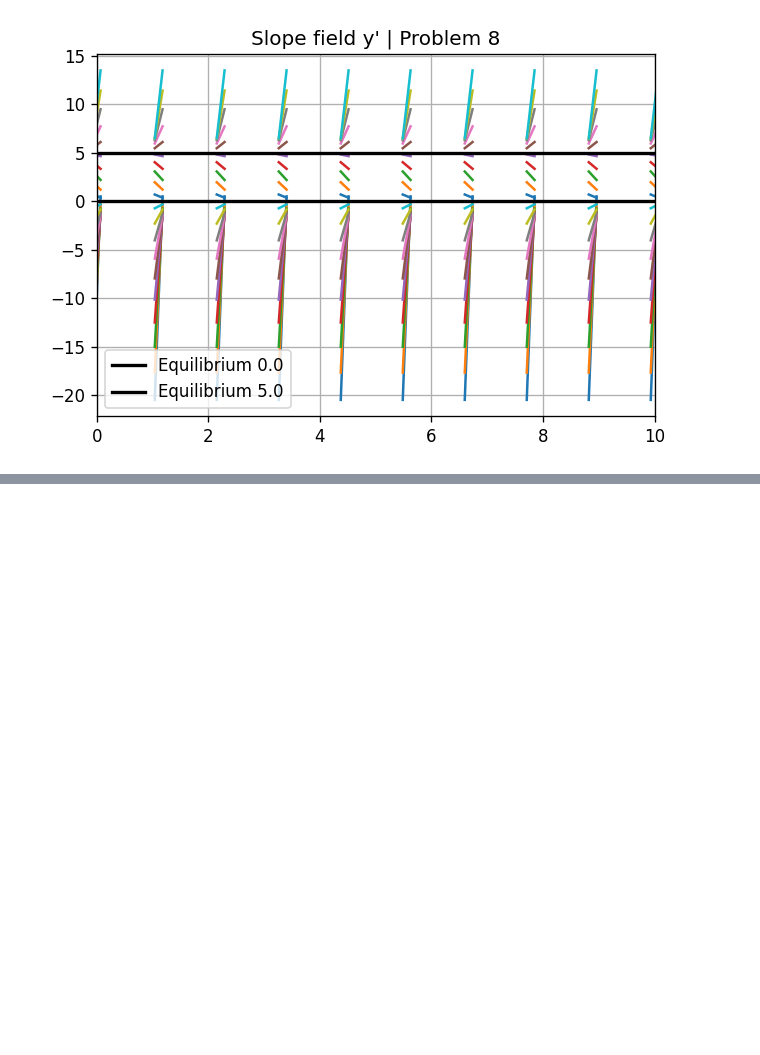
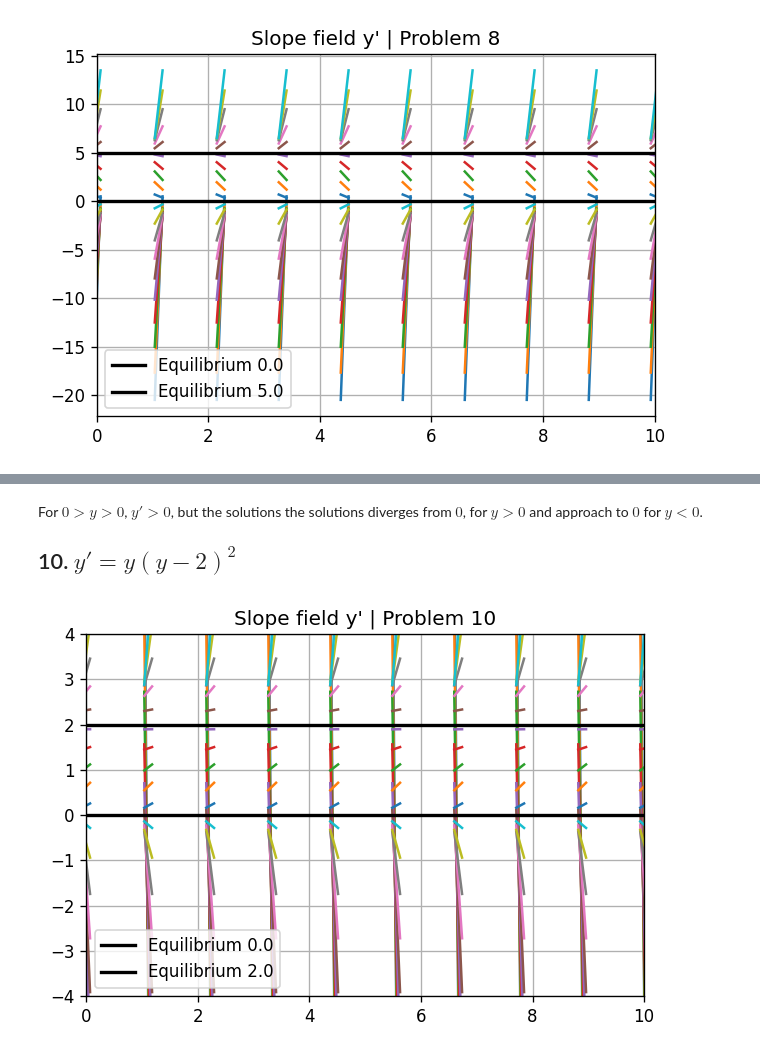
Before and after one commit to zemarchezi/BoyceDiPrima_DifferentialEq, a Jupyter notebook: Chapter_1.ipynb, the cells around one changed output, grey strips where cells are left out. Cells and saved outputs as stored; diff of their text form; code cells hidden in the pictures; blank space fills up the shorter version.

```diff
--- a/Chapter_1.ipynb
+++ b/Chapter_1.ipynb
@@ -359,0 +407,8 @@ direction_field(symbol="y", expression="-5*y + y**2", ylim=[-10,10], tlim=[0,10]
+# %% [markdown]
+For $0>y>0$, $y'>0$, but the solutions the solutions diverges from $0$, for $y>0$ and approach to $0$ for $y<0$.
+
+## 10. $y' = y(y-2)^2$
+# %%
+direction_field(symbol="y", expression="y*((y-2)**2)", ylim=[-4,4], tlim=[0,10], problm_title="Problem 10")
+# %% [output]
+[figure, added]
```
Also changed, not shown: parts of 7 cells of this notebook.
